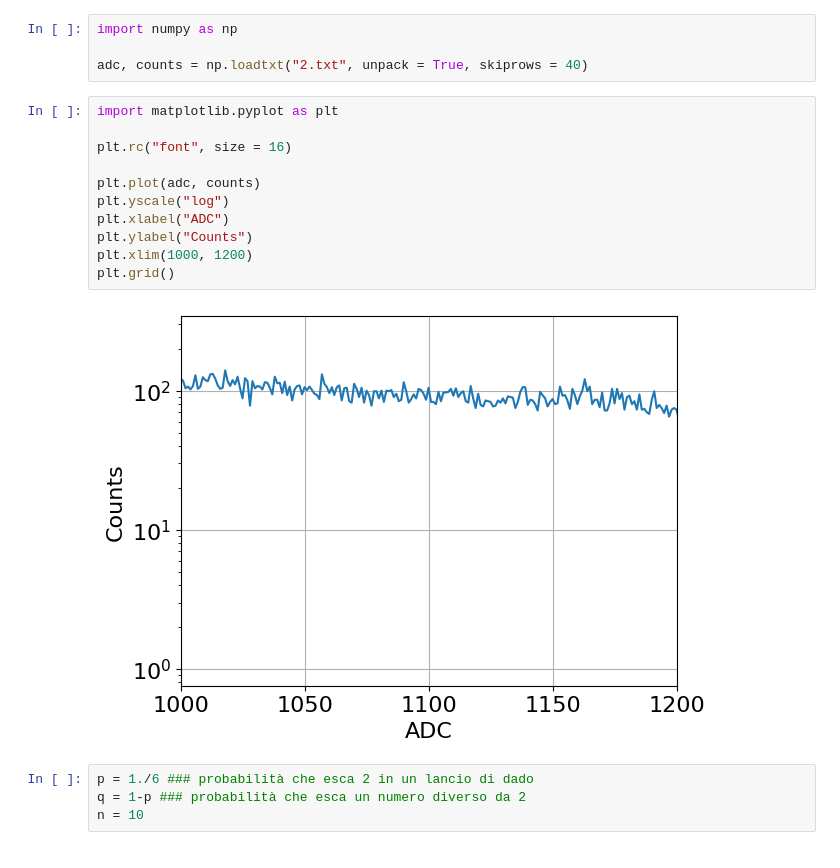
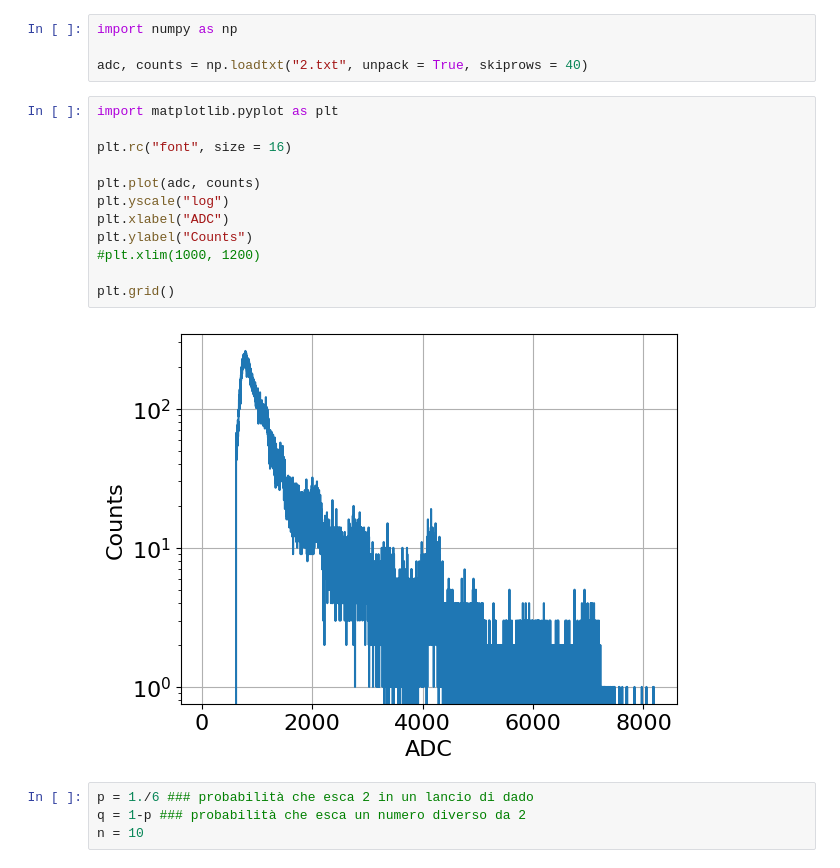
Before and after one commit to cerasole/EnvironmentalRadioactivity, a Jupyter notebook: Notebooks/Binomial_distribution_MonteCarlo.ipynb, the cells around one changed output. Cells and saved outputs as stored; diff of their text form.

```diff
--- a/Notebooks/Binomial_distribution_MonteCarlo.ipynb
+++ b/Notebooks/Binomial_distribution_MonteCarlo.ipynb
@@ -20,16 +20,17 @@ adc, counts = np.loadtxt("2.txt", unpack = True, skiprows = 40)
 # %%
 import matplotlib.pyplot as plt
 
 plt.rc("font", size = 16)
 
 plt.plot(adc, counts)
 plt.yscale("log")
 plt.xlabel("ADC")
 plt.ylabel("Counts")
-plt.xlim(1000, 1200)
+#plt.xlim(1000, 1200)
+
 plt.grid()
 # %% [output]
-[figure, old version]
+[figure, new version]
 # %%
 p = 1./6 ### probabilità che esca 2 in un lancio di dado
 q = 1-p ### probabilità che esca un numero diverso da 2
```
Also changed, not shown: parts of 2 cells of this notebook.
